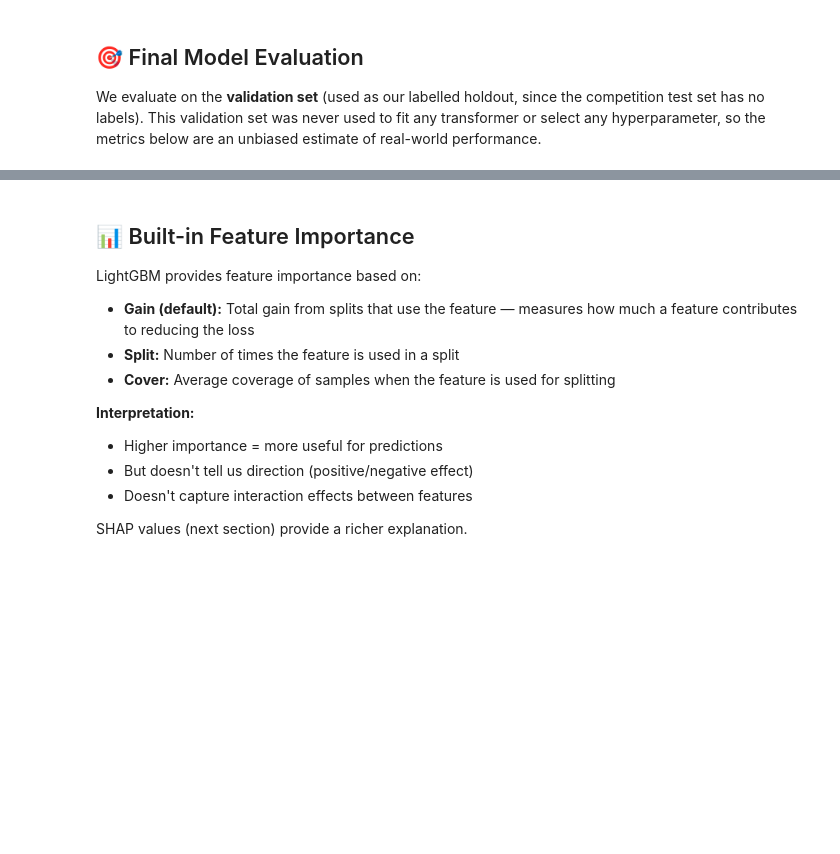
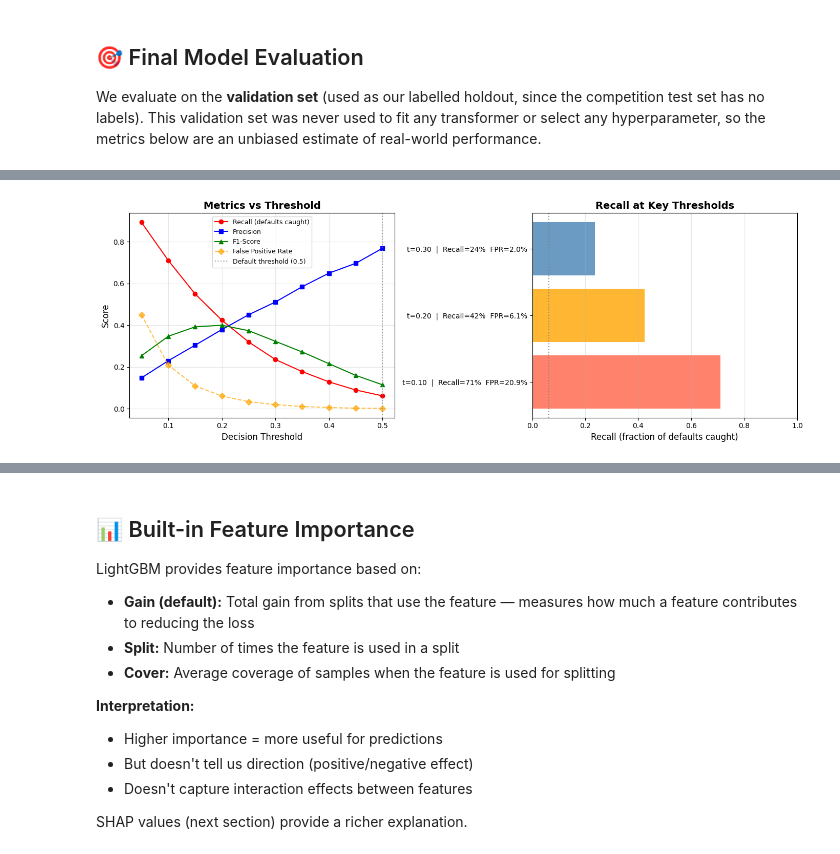
Before and after one commit to shah-data-scientist/Scoring_Model, a Jupyter notebook: notebooks/05_model_interpretation.ipynb, the cells around one changed output, grey strips where cells are left out. Saved outputs shown, nothing was run; the diff lists cells and outputs as text; code cells hidden in the pictures; blank space fills up the shorter version.

```diff
--- a/notebooks/05_model_interpretation.ipynb
+++ b/notebooks/05_model_interpretation.ipynb
@@ -223,0 +233,78 @@ EVALUATION RESULTS - Final_LightGBM_Optimized
+# %%
+# Threshold sweep — precision, recall, F1, approval rate across decision thresholds
+from sklearn.metrics import precision_score, recall_score, f1_score, confusion_matrix
+import numpy as np
+import matplotlib.pyplot as plt
+import pandas as pd
+
+thresholds = np.arange(0.05, 0.55, 0.05)
+rows = []
+
+for t in thresholds:
+    y_pred_t = (y_pred_proba >= t).astype(int)
+    tn, fp, fn, tp = confusion_matrix(y_test, y_pred_t).ravel()
+    prec  = tp / (tp + fp) if (tp + fp) > 0 else 0.0
+    rec   = tp / (tp + fn) if (tp + fn) > 0 else 0.0
+    f1    = 2 * prec * rec / (prec + rec) if (prec + rec) > 0 else 0.0
+    fpr   = fp / (fp + tn) if (fp + tn) > 0 else 0.0
+    biz_cost = 10 * fn + fp
+    rows.append(dict(
+        Threshold=round(t, 2),
+        Precision=round(prec, 3),
+        Recall=round(rec, 3),
+        F1=round(f1, 3),
+        TP=tp, FP=fp, FN=fn, TN=tn,
+        FPR=round(fpr, 3),
+        BizCost_10FN_FP=biz_cost,
+    ))
+
+df_thresh = pd.DataFrame(rows)
+print("Threshold sweep (validation set):")
+print(df_thresh.to_string(index=False))
+
+# Plot
+fig, axes = plt.subplots(1, 2, figsize=(14, 5))
+
+axes[0].plot(df_thresh['Threshold'], df_thresh['Recall'],    'o-', label='Recall (defaults caught)', color='red')
+axes[0].plot(df_thresh['Threshold'], df_thresh['Precision'], 's-', label='Precision', color='blue')
+axes[0].plot(df_thresh['Threshold'], df_thresh['F1'],        '^-', label='F1-Score', color='green')
+axes[0].plot(df_thresh['Threshold'], df_thresh['FPR'],       'D--', label='False Positive Rate', color='orange', alpha=0.7)
+axes[0].axvline(x=0.5, color='gray', linestyle=':', alpha=0.7, label='Default threshold (0.5)')
+axes[0].set_xlabel('Decision Threshold', fontsize=12)
+axes[0].set_ylabel('Score', fontsize=12)
+axes[0].set_title('Metrics vs Threshold', fontsize=14, fontweight='bold')
+axes[0].legend(fontsize=9)
+axes[0].grid(alpha=0.3)
+
+# Show confusion matrices for 3 representative thresholds
+for ax_col, t_val, color in zip([0.1, 0.2, 0.3], [0.1, 0.2, 0.3], ['tomato', 'orange', 'steelblue']):
+    row = df_thresh[df_thresh['Threshold'] == round(t_val, 2)].iloc[0]
+    label = (f"t={t_val:.2f}  |  "
+             f"Recall={row['Recall']:.0%}  FPR={row['FPR']:.1%}")
+    axes[1].barh(label, row['Recall'], color=color, alpha=0.8, label=f't={t_val}')
+
+axes[1].axvline(x=df_thresh[df_thresh['Threshold']==0.5]['Recall'].values[0],
+                color='gray', linestyle=':', alpha=0.8, label='t=0.50')
+axes[1].set_xlabel('Recall (fraction of defaults caught)', fontsize=12)
+axes[1].set_title('Recall at Key Thresholds', fontsize=14, fontweight='bold')
+axes[1].set_xlim(0, 1)
+axes[1].grid(alpha=0.3, axis='x')
+
+plt.tight_layout()
+plt.savefig(PLOTS_DIR / 'threshold_analysis.png', dpi=150, bbox_inches='tight')
+plt.show()
+
+# Best F1 threshold
+best_f1 = df_thresh.loc[df_thresh['F1'].idxmax()]
+print(f"\nBest F1 threshold: {best_f1['Threshold']:.2f}")
+print(f"  Recall:    {best_f1['Recall']:.1%} | Precision: {best_f1['Precision']:.1%} | FPR: {best_f1['FPR']:.1%}")
+
+# Business-optimal threshold (minimises 10×FN + FP, from BUSINESS_PRESENTATION.md)
+best_biz = df_thresh.loc[df_thresh['BizCost_10FN_FP'].idxmin()]
+print(f"\nBusiness-optimal threshold (min 10×FN + FP): {best_biz['Threshold']:.2f}")
+print(f"  Recall:        {best_biz['Recall']:.1%} of defaults caught")
+print(f"  Precision:     {best_biz['Precision']:.1%}")
+print(f"  FPR:           {best_biz['FPR']:.1%} of good customers rejected")
+print(f"  Business cost: 10×{int(best_biz['FN'])} + {int(best_biz['FP'])} = {int(best_biz['BizCost_10FN_FP']):,}")
+print(f"  TP={int(best_biz['TP'])}, FP={int(best_biz['FP'])}, FN={int(best_biz['FN'])}, TN={int(best_biz['TN'])}")
+# %% [output]
@@ -223,0 +323 @@ EVALUATION RESULTS - Final_LightGBM_Optimized
+[figure, added]
```
Also changed, not shown: parts of 11 cells of this notebook, 1 other file.
